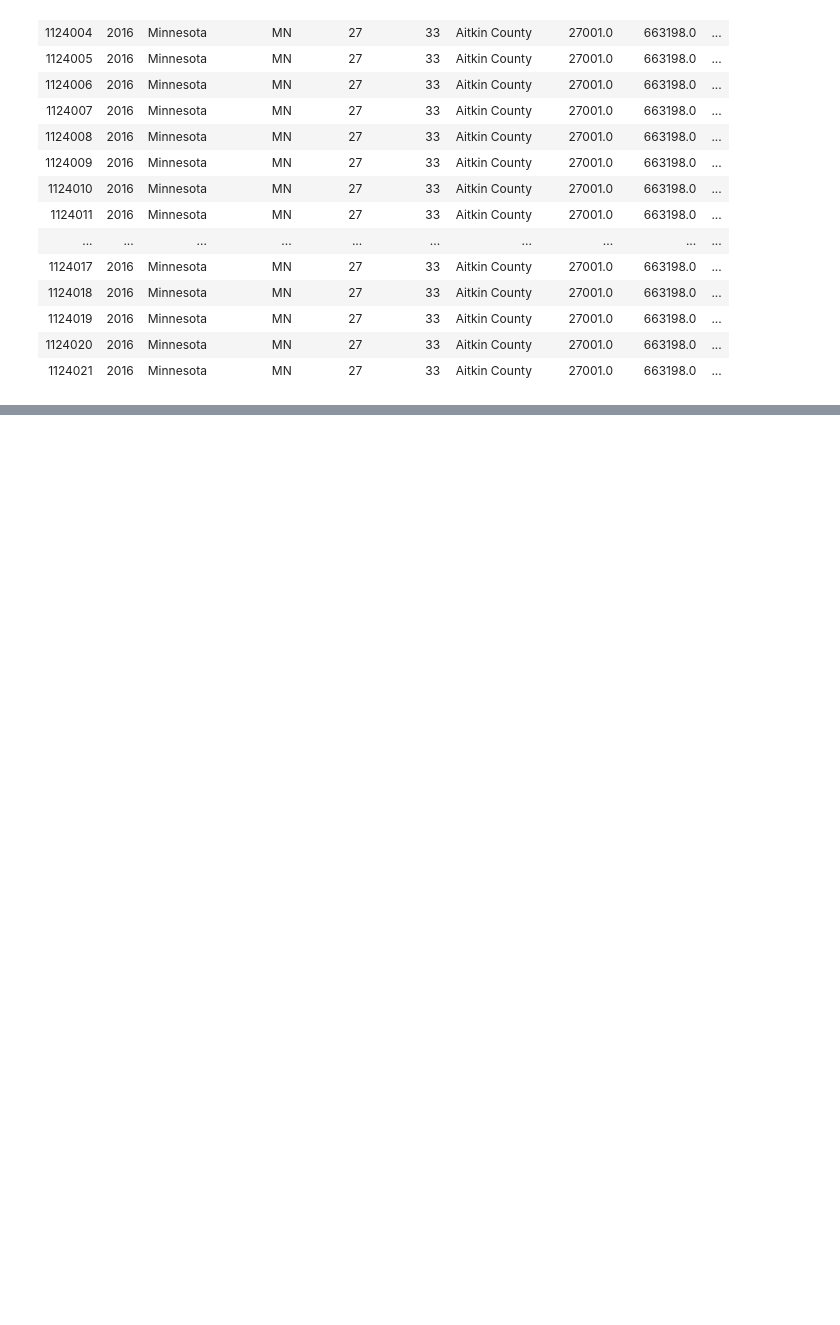
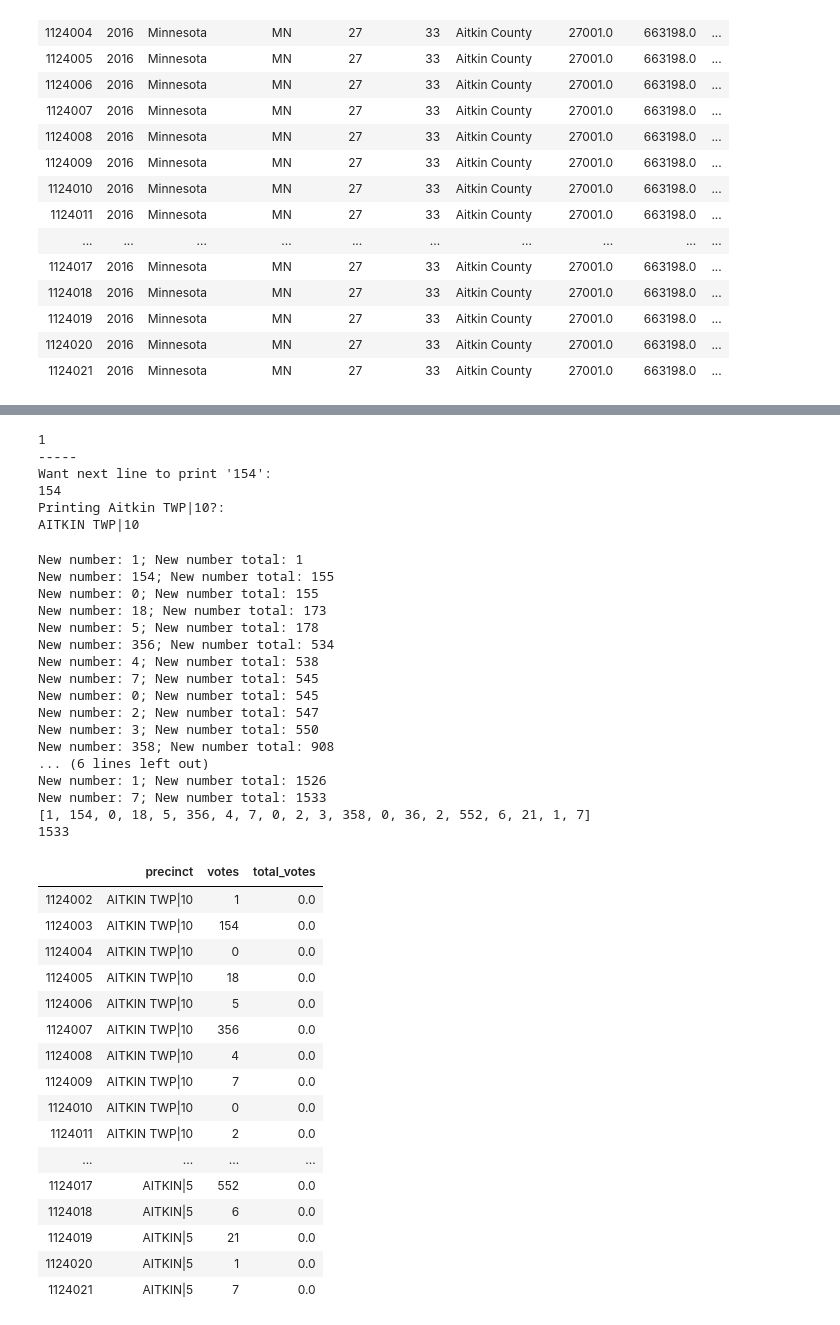
Before and after one commit to VallieTracy/Pres-Election-Partisan-Breakdown, a Jupyter notebook: precincts_main.ipynb, the cells around one changed output, grey strips where cells are left out. Cells and saved outputs as stored; diff of their text form; code cells hidden in the pictures; blank space fills up the shorter version.

```diff
--- a/precincts_main.ipynb
+++ b/precincts_main.ipynb
@@ -111,0 +152,60 @@ test_df
+# %%
+print(test2_df.iloc[0, 1])
+print("-----")
+print("Want next line to print '154':")
+print(test2_df.iloc[1, 1])
+print("Printing Aitkin TWP|10?:")
+print(test2_df.iloc[0,0])
+# %% [output]
+1
+-----
+Want next line to print '154':
+154
+Printing Aitkin TWP|10?:
+AITKIN TWP|10
+# %%
+total = []
+new_number_total = 0
+for i in range(len(test2_df)):
+    new_number = test2_df.iloc[i, 1]
+    new_number_total = new_number_total + new_number
+    print(f"New number: {new_number}; New number total: {new_number_total}")
+    total.append(new_number)
+print(total)
+print(new_number_total)
+test2_df
+# %% [output]
+New number: 1; New number total: 1
+New number: 154; New number total: 155
+New number: 0; New number total: 155
+New number: 18; New number total: 173
+New number: 5; New number total: 178
+New number: 356; New number total: 534
+New number: 4; New number total: 538
+New number: 7; New number total: 545
+New number: 0; New number total: 545
+New number: 2; New number total: 547
+New number: 3; New number total: 550
+New number: 358; New number total: 908
+... (6 lines left out)
+New number: 1; New number total: 1526
+New number: 7; New number total: 1533
+[1, 154, 0, 18, 5, 356, 4, 7, 0, 2, 3, 358, 0, 36, 2, 552, 6, 21, 1, 7]
+1533
+|  | precinct | votes | total_votes |
+| 1124002 | AITKIN TWP|10 | 1 | 0.0 |
+| 1124003 | AITKIN TWP|10 | 154 | 0.0 |
+| 1124004 | AITKIN TWP|10 | 0 | 0.0 |
+| 1124005 | AITKIN TWP|10 | 18 | 0.0 |
+| 1124006 | AITKIN TWP|10 | 5 | 0.0 |
+| 1124007 | AITKIN TWP|10 | 356 | 0.0 |
+| 1124008 | AITKIN TWP|10 | 4 | 0.0 |
+| 1124009 | AITKIN TWP|10 | 7 | 0.0 |
+| 1124010 | AITKIN TWP|10 | 0 | 0.0 |
+| 1124011 | AITKIN TWP|10 | 2 | 0.0 |
+| ... | ... | ... | ... |
+| 1124017 | AITKIN|5 | 552 | 0.0 |
+| 1124018 | AITKIN|5 | 6 | 0.0 |
+| 1124019 | AITKIN|5 | 21 | 0.0 |
+| 1124020 | AITKIN|5 | 1 | 0.0 |
+| 1124021 | AITKIN|5 | 7 | 0.0 |
```
Also changed, not shown: parts of 8 cells of this notebook.
